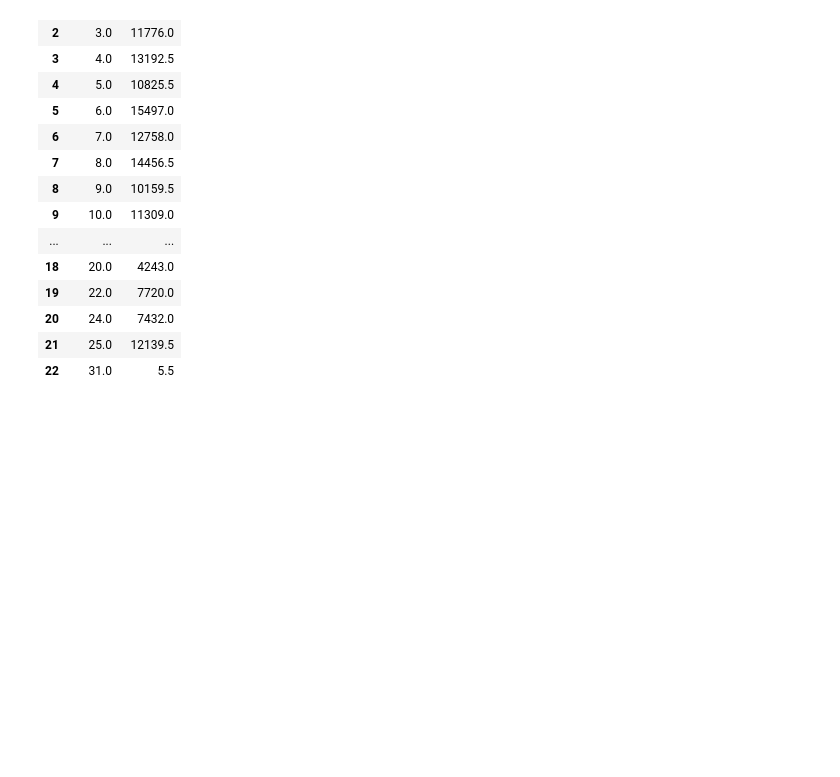
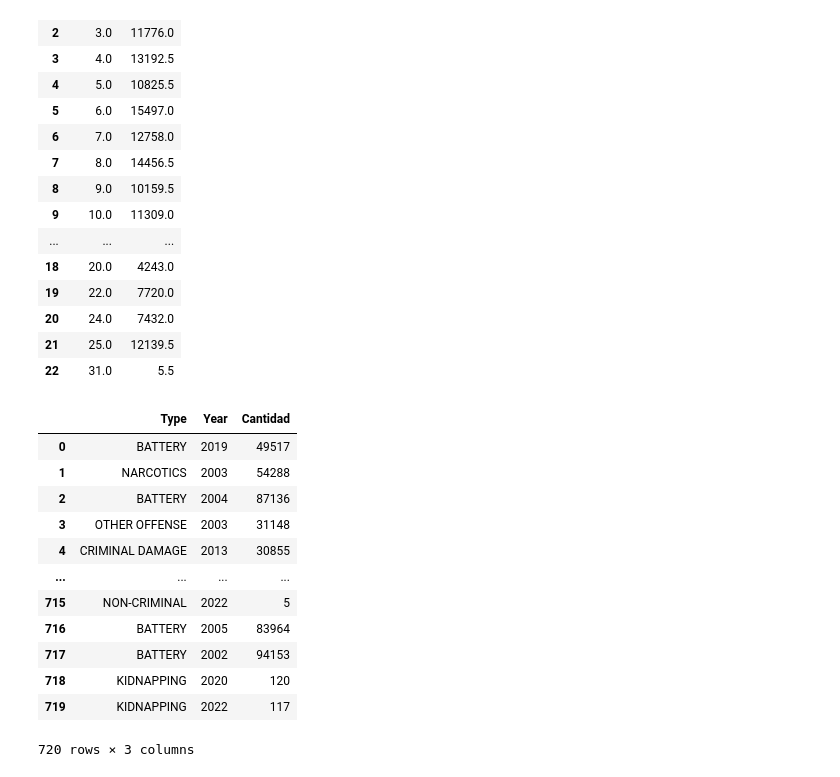
Before and after one commit to JorgeSierra22/Cloud-BigData, a Jupyter notebook: results/results.ipynb, the cells around one changed output. Saved outputs shown, nothing was run; the diff lists cells and outputs as text; code cells hidden in the pictures; blank space fills up the shorter version.

```diff
--- a/results/results.ipynb
+++ b/results/results.ipynb
@@ -155,0 +198,16 @@ df_media
+# %%
+df3
+# %% [output]
+|  | Type | Year | Cantidad |
+| 0 | BATTERY | 2019 | 49517 |
+| 1 | NARCOTICS | 2003 | 54288 |
+| 2 | BATTERY | 2004 | 87136 |
+| 3 | OTHER OFFENSE | 2003 | 31148 |
+| 4 | CRIMINAL DAMAGE | 2013 | 30855 |
+| ... | ... | ... | ... |
+| 715 | NON-CRIMINAL | 2022 | 5 |
+| 716 | BATTERY | 2005 | 83964 |
+| 717 | BATTERY | 2002 | 94153 |
+| 718 | KIDNAPPING | 2020 | 120 |
+| 719 | KIDNAPPING | 2022 | 117 |
+720 rows × 3 columns
```
Also changed, not shown: parts of 14 cells of this notebook, 1 other file.
